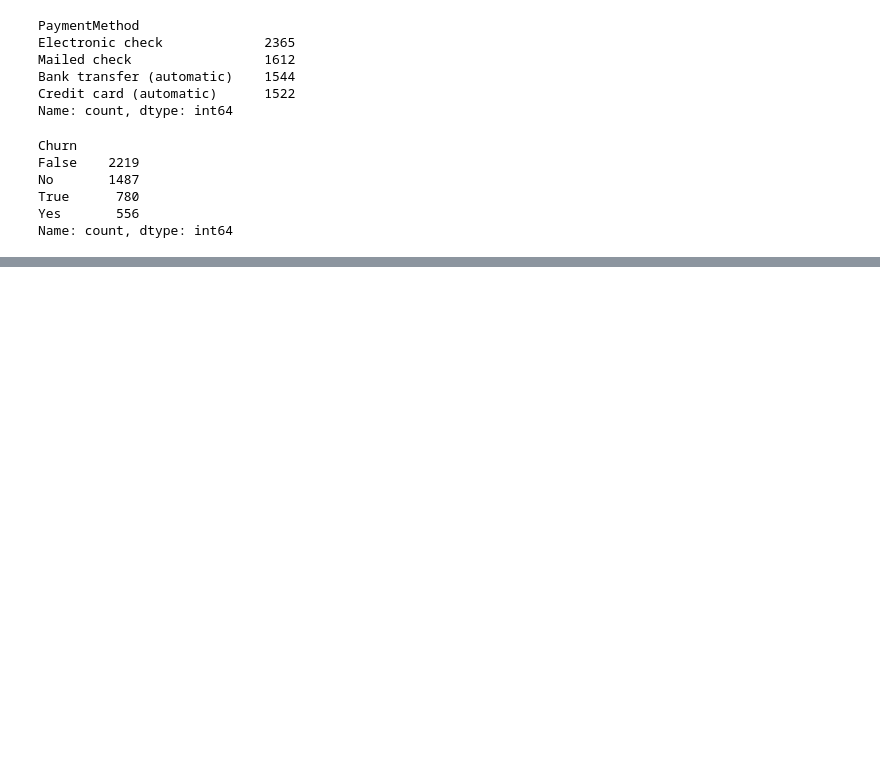
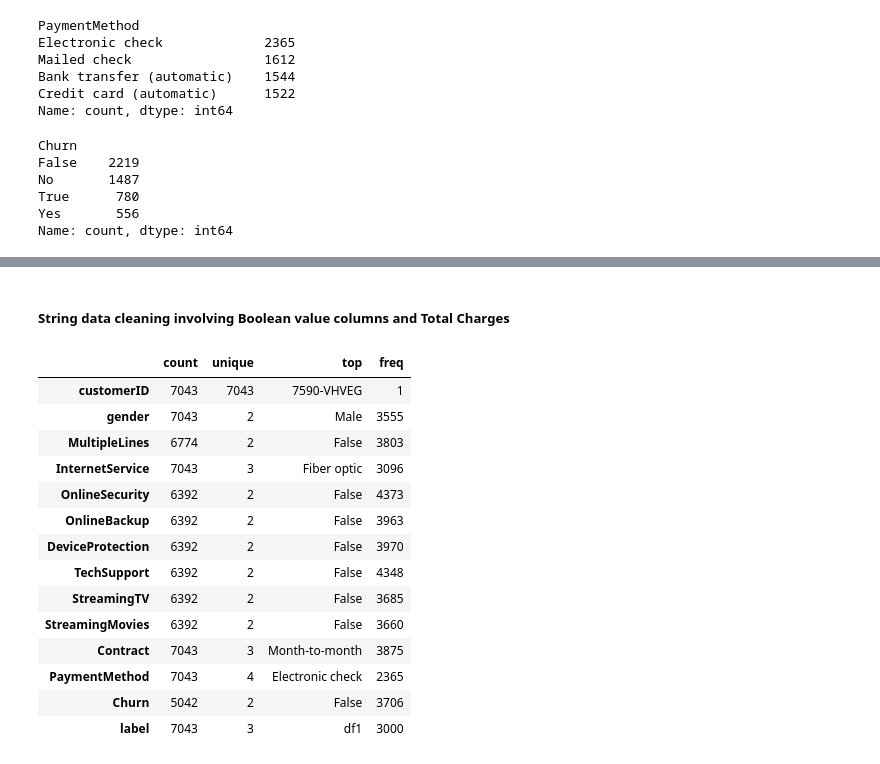
Before and after one commit to briansiaw5/Customer_Churn_ML_Prediction, a Jupyter notebook: main.ipynb, the cells around one changed output, grey strips where cells are left out. Drawn from its saved outputs; the diff is of its cells as text; code cells hidden in the pictures; blank space fills up the shorter version.

Commit message:
handling missing data

```diff
--- a/main.ipynb
+++ b/main.ipynb
@@ -776,3 +796,40 @@ combined_df.describe(include='object').T
+# %% [markdown]
+##### String data cleaning involving Boolean value columns and Total Charges
+# %%
+# replacing the ' ' with Nan within the TotalCharges column
+combined_df['TotalCharges'] = pd.to_numeric(combined_df['TotalCharges'], errors= 'coerce')
+# %%
+#making a list of columns that are comprised of boolean values and yes and no entries
+yes_no_columns= ['Partner','Dependents', 'PhoneService', 'MultipleLines', 'OnlineSecurity', 'OnlineBackup', 'DeviceProtection', 'TechSupport', 'StreamingTV', 'StreamingMovies', 'PaperlessBilling', 'Churn' ]
+# %%
+#replacing the Yes and No with True and False (boolean values)
+def yes_no_replace(df, col):
+    df[col] = df[col].replace({'Yes': True, 'No': False, 'No internet service' : False, 'No phone service' : False})
+    return df
+
+
+# Apply the function to each column in the  yes_no_columns' list
+for col in yes_no_columns:
+    combined_df = yes_no_replace(combined_df, col)
+
+#viewing the yes_no_columns to see on ensure unique responses
+combined_df.describe(include='object').T
+# %% [output]
+|  | count | unique | top | freq |
+| customerID | 7043 | 7043 | 7590-VHVEG | 1 |
+| gender | 7043 | 2 | Male | 3555 |
+| MultipleLines | 6774 | 2 | False | 3803 |
+| InternetService | 7043 | 3 | Fiber optic | 3096 |
+| OnlineSecurity | 6392 | 2 | False | 4373 |
+| OnlineBackup | 6392 | 2 | False | 3963 |
+| DeviceProtection | 6392 | 2 | False | 3970 |
+| TechSupport | 6392 | 2 | False | 4348 |
+| StreamingTV | 6392 | 2 | False | 3685 |
+| StreamingMovies | 6392 | 2 | False | 3660 |
+| Contract | 7043 | 3 | Month-to-month | 3875 |
+| PaymentMethod | 7043 | 4 | Electronic check | 2365 |
+| Churn | 5042 | 2 | False | 3706 |
+| label | 7043 | 3 | df1 | 3000 |
 # %%
 #assigning the columns with their appropriate data types
 
```
Also changed, not shown: parts of 12 cells of this notebook.
